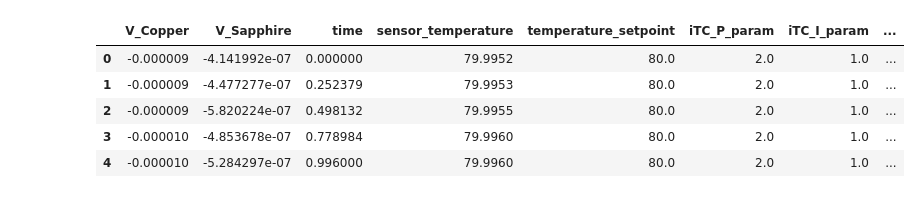
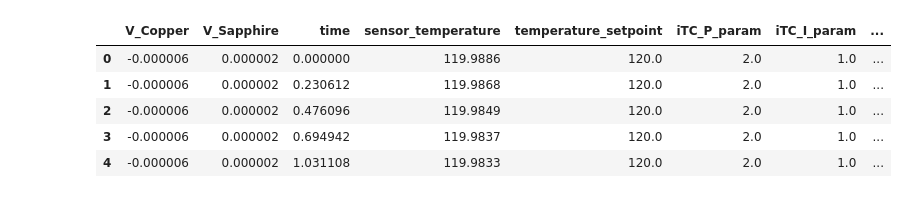
Before and after one commit to Hello-Atharv/physics_practicals, a Jupyter notebook: physics_practicals/SS23/SS23_atharv/low_temp_analysis.ipynb, the cells around one changed output. Cells and saved outputs as stored; diff of their text form; code cells hidden in the pictures.

```diff
--- a/physics_practicals/SS23/SS23_atharv/low_temp_analysis.ipynb
+++ b/physics_practicals/SS23/SS23_atharv/low_temp_analysis.ipynb
@@ -4,15 +4,15 @@ import pandas as pd
 import matplotlib.pyplot as plt
 import uncertainties
 # %%
-df = pd.read_csv("run_80K.csv")
+df = pd.read_csv("run_120K.csv")
 df.head()
 # %% [output]
 |  | V_Copper | V_Sapphire | time | sensor_temperature | temperature_setpoint | iTC_P_param | iTC_I_param | ... |
-| 0 | -0.000009 | -4.141992e-07 | 0.000000 | 79.9952 | 80.0 | 2.0 | 1.0 | ... |
-| 1 | -0.000009 | -4.477277e-07 | 0.252379 | 79.9953 | 80.0 | 2.0 | 1.0 | ... |
-| 2 | -0.000009 | -5.820224e-07 | 0.498132 | 79.9955 | 80.0 | 2.0 | 1.0 | ... |
-| 3 | -0.000010 | -4.853678e-07 | 0.778984 | 79.9960 | 80.0 | 2.0 | 1.0 | ... |
-| 4 | -0.000010 | -5.284297e-07 | 0.996000 | 79.9960 | 80.0 | 2.0 | 1.0 | ... |
+| 0 | -0.000006 | 0.000002 | 0.000000 | 119.9886 | 120.0 | 2.0 | 1.0 | ... |
+| 1 | -0.000006 | 0.000002 | 0.230612 | 119.9868 | 120.0 | 2.0 | 1.0 | ... |
+| 2 | -0.000006 | 0.000002 | 0.476096 | 119.9849 | 120.0 | 2.0 | 1.0 | ... |
+| 3 | -0.000006 | 0.000002 | 0.694942 | 119.9837 | 120.0 | 2.0 | 1.0 | ... |
+| 4 | -0.000006 | 0.000002 | 1.031108 | 119.9833 | 120.0 | 2.0 | 1.0 | ... |
 # %%
 time = df['time']
 v_cop = df['V_Copper']
```
Also changed, not shown: parts of 4 cells of this notebook, 1 other file.
